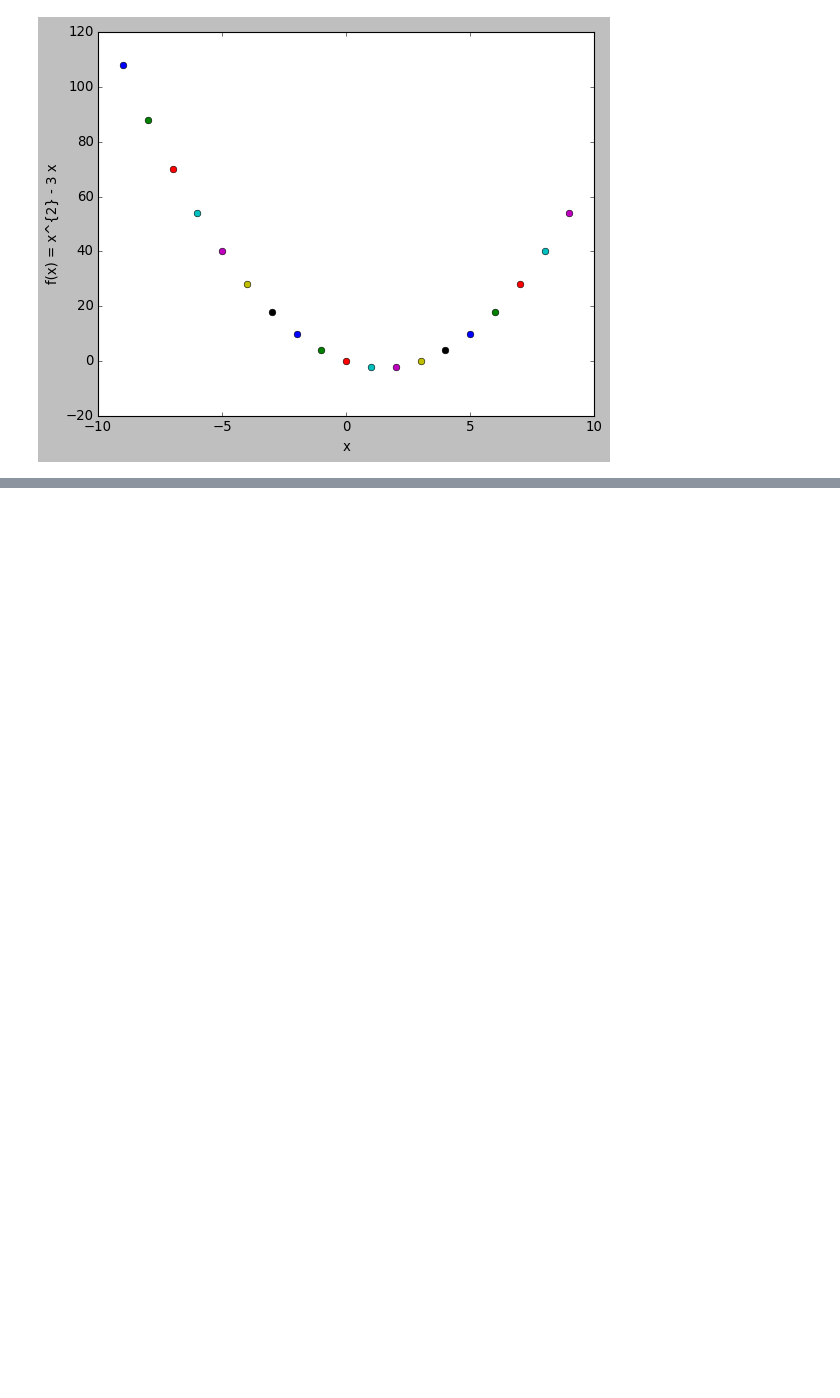
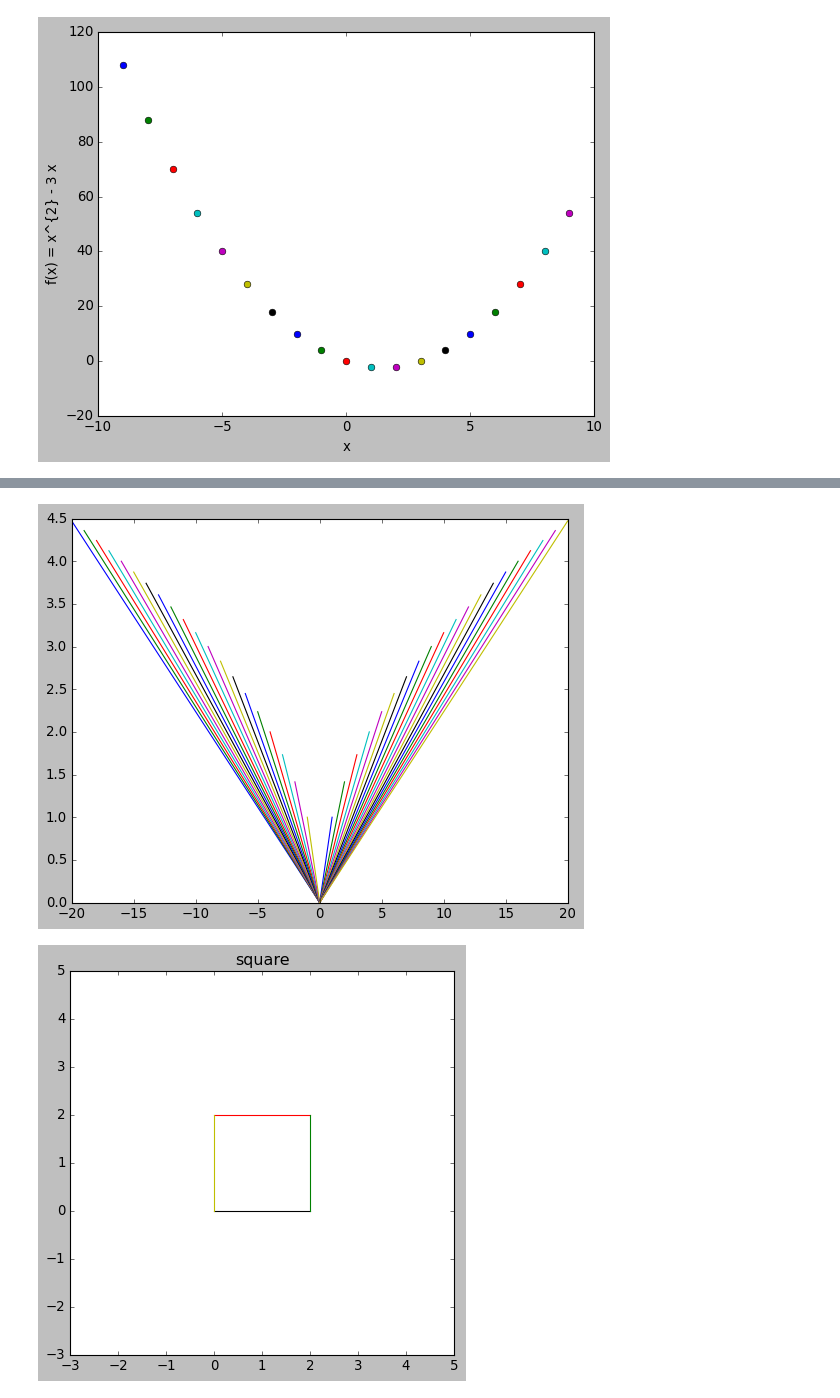
Before and after one commit to pawelztef/maths_pyt, a Jupyter notebook: graphing_and_visualisation.ipynb, the cells around one changed output, grey strips where cells are left out. Saved outputs shown, nothing was run; the diff lists cells and outputs as text; code cells hidden in the pictures; blank space fills up the shorter version.

```diff
--- a/graphing_and_visualisation.ipynb
+++ b/graphing_and_visualisation.ipynb
@@ -69,0 +87,19 @@ plt.show()
+# %%
+x = range(-20, 21)
+
+for i in x:
+    plt.plot([0, i], [0, abs(i)**(1/2)])
+
+plt.show()
+
+plt.plot([0, 2], [2, 2], 'r')
+plt.plot([0, 2], [0, 0], 'k')
+plt.plot([0, 0], [0, 2], 'y')
+plt.plot([2, 2], [0, 2], 'g')
+plt.axis('square')
+plt.axis([-3,5, -3, 5])
+plt.title('square')
+plt.show()
+# %% [output]
+[figure, added]
+[figure, added]
```
Also changed, not shown: parts of 12 cells of this notebook.
